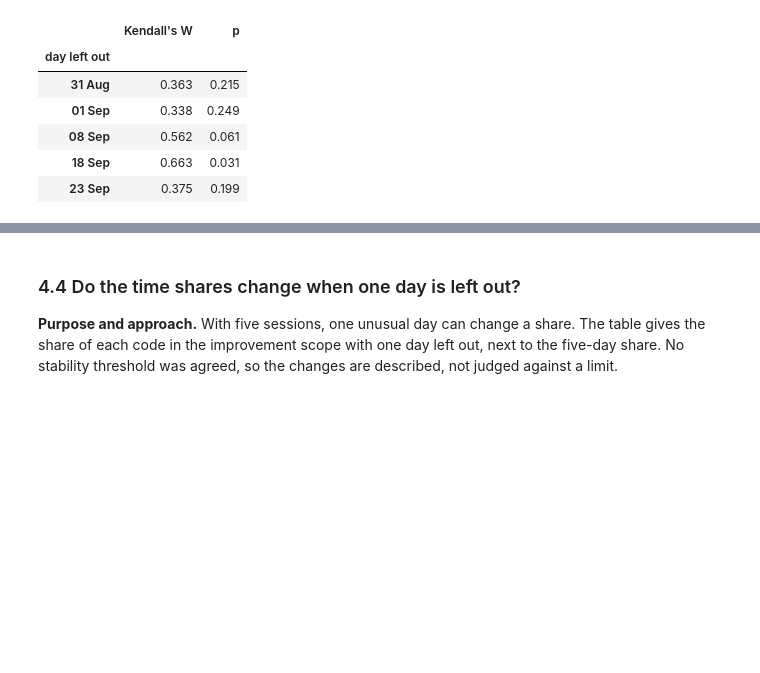
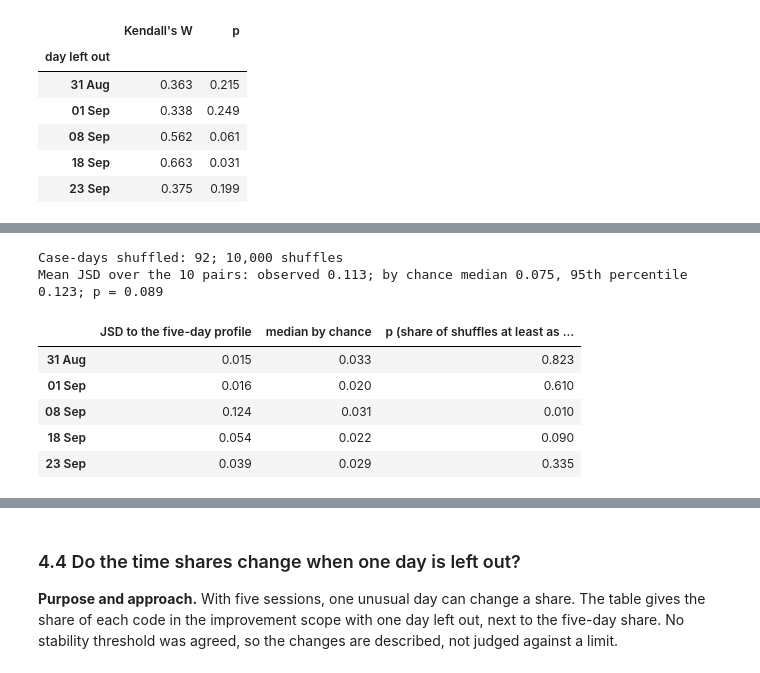
Before and after one commit to Luuuuuig/Bachelor-End-Project, a Jupyter notebook: Arno_Analysis_2026_10_02.ipynb, the cells around one changed output, grey strips where cells are left out. Saved outputs shown, nothing was run; the diff lists cells and outputs as text; code cells hidden in the pictures; blank space fills up the shorter version.

```diff
--- a/Arno_Analysis_2026_10_02.ipynb
+++ b/Arno_Analysis_2026_10_02.ipynb
@@ -444,0 +475,37 @@ Mean correlation of each day with the other four: {'31 Aug': 0.48, '01 Sep': 0.5
+# %%
+# How large would these differences be by chance? Shuffle whole case-days between the days and recompute
+codes = list(activity_table.index)
+timed_cases = in_scope.loc[in_scope["minutes"].gt(0) & in_scope["activity_group"].isin(codes)]
+case_minutes = timed_cases.pivot_table(index="case_ref", columns="activity_group", values="minutes", aggfunc="sum", fill_value=0)[codes].to_numpy()
+case_day = timed_cases.groupby("case_ref")["date"].first().to_numpy()   # pivot_table and groupby both sort by case_ref
+
+def day_jsd(day_labels):
+    minutes = np.vstack([case_minutes[day_labels == day].sum(axis=0) for day in day_index.to_numpy()])
+    shares = minutes / minutes.sum(axis=1, keepdims=True)
+    pooled = minutes.sum(axis=0) / minutes.sum()
+    to_pooled = np.array([jsd(s, pooled) for s in shares])
+    mean_pairs = np.mean([jsd(shares[i], shares[j]) for i in range(len(shares)) for j in range(i + 1, len(shares))])
+    return to_pooled, mean_pairs
+
+observed_to_pooled, observed_mean = day_jsd(case_day)
+rng = np.random.default_rng(20261013)
+shuffles = [day_jsd(rng.permutation(case_day)) for _ in range(10000)]   # each case-day keeps its own minutes
+null_to_pooled = np.array([s[0] for s in shuffles])
+null_mean = np.array([s[1] for s in shuffles])
+
+print(f"Case-days shuffled: {len(case_day)}; 10,000 shuffles")
+print(f"Mean JSD over the 10 pairs: observed {observed_mean:.3f}; by chance median {np.median(null_mean):.3f}, "
+      f"95th percentile {np.percentile(null_mean, 95):.3f}; p = {(null_mean >= observed_mean).mean():.3f}")
+pd.DataFrame({"JSD to the five-day profile": observed_to_pooled,
+              "median by chance": np.median(null_to_pooled, axis=0),
+              "p (share of shuffles at least as large)": (null_to_pooled >= observed_to_pooled).mean(axis=0)},
+             index=day_shares.index).round(3)
+# %% [output]
+Case-days shuffled: 92; 10,000 shuffles
+Mean JSD over the 10 pairs: observed 0.113; by chance median 0.075, 95th percentile 0.123; p = 0.089
+|  | JSD to the five-day profile | median by chance | p (share of shuffles at least as ... |
+| 31 Aug | 0.015 | 0.033 | 0.823 |
+| 01 Sep | 0.016 | 0.020 | 0.610 |
+| 08 Sep | 0.124 | 0.031 | 0.010 |
+| 18 Sep | 0.054 | 0.022 | 0.090 |
+| 23 Sep | 0.039 | 0.029 | 0.335 |
```
Also changed, not shown: parts of 9 cells of this notebook, 3 other files.
